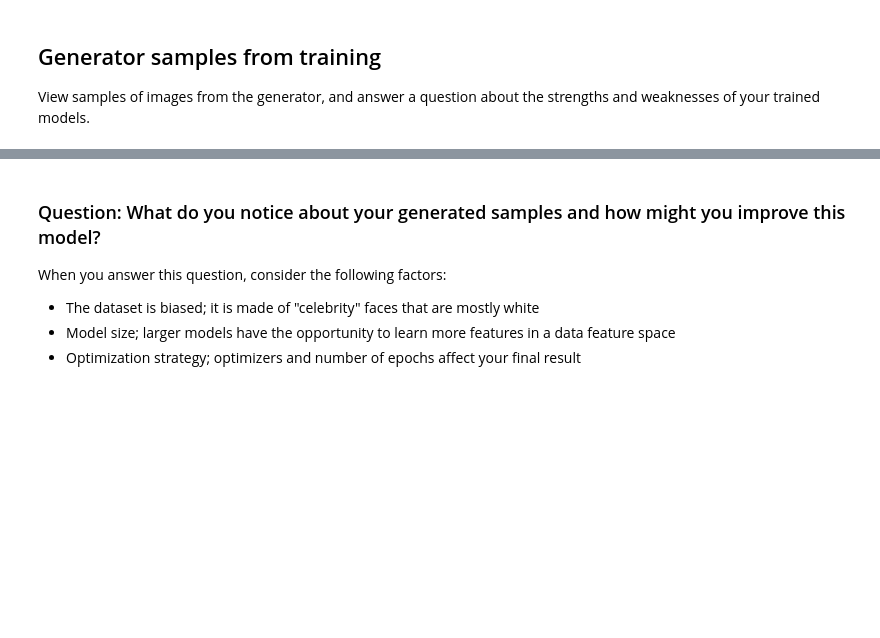
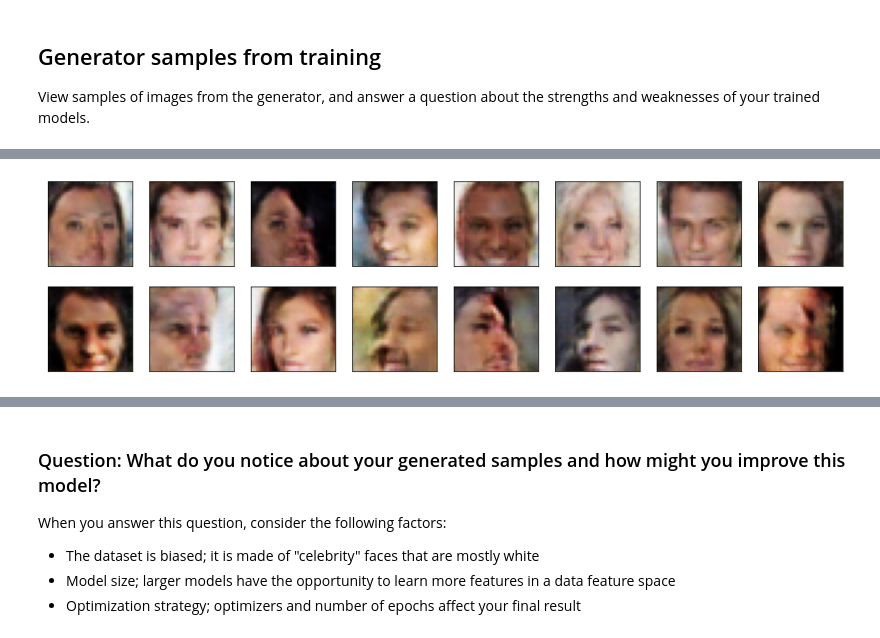
Before and after one commit to gamesMum/project-face-generation, a Jupyter notebook: dlnd_face_generation.ipynb, the cells around one changed output, grey strips where cells are left out. Drawn from its saved outputs; the diff is of its cells as text; code cells hidden in the pictures; blank space fills up the shorter version.

```diff
--- a/dlnd_face_generation.ipynb
+++ b/dlnd_face_generation.ipynb
@@ -774,0 +778,4 @@ _ = view_samples(-1, samples)
+# %%
+_ = view_samples(5, samples)
+# %% [output]
+[figure, added]
```
Also changed, not shown: parts of 24 cells of this notebook.
